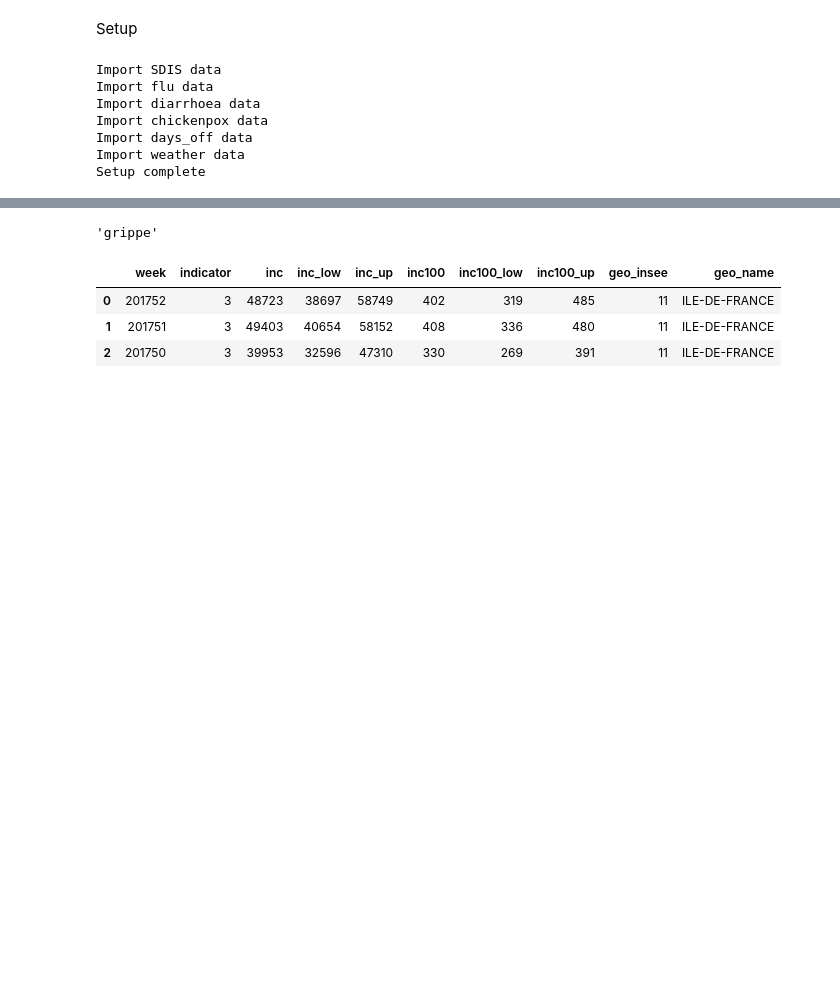
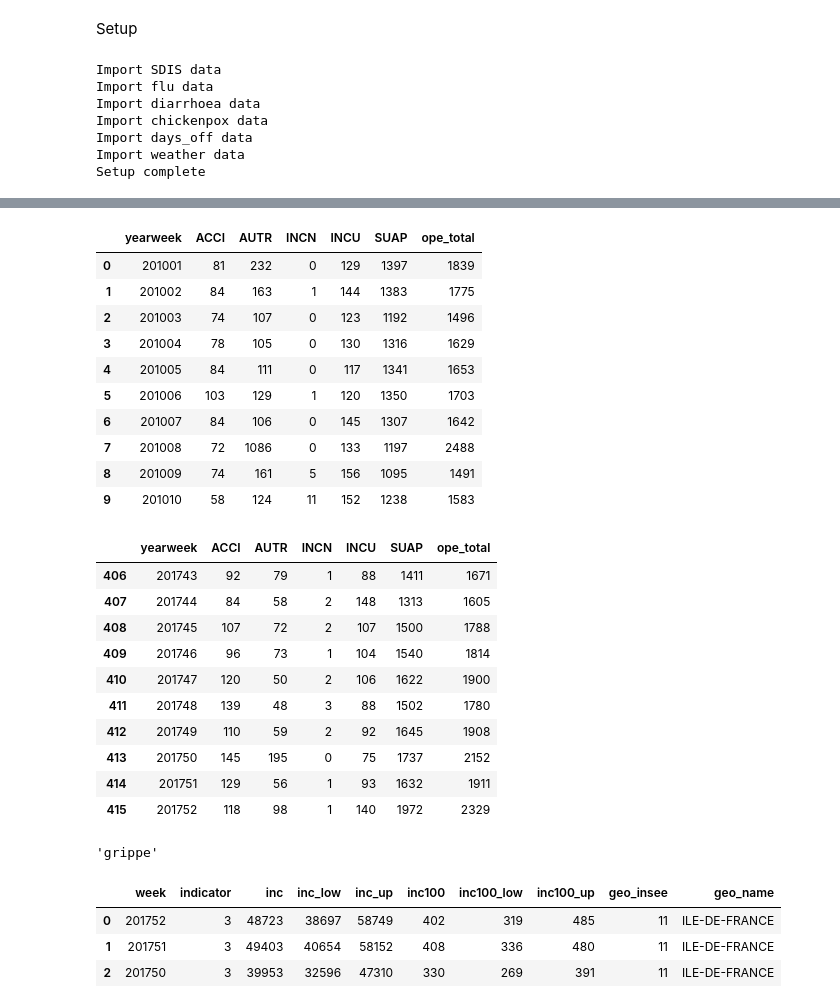
Before and after one commit to macdrien/utbm-ad50-predict-interventions-number-sdis91, a Jupyter notebook: src/app.ipynb, the cells around one changed output, grey strips where cells are left out. Saved outputs shown, nothing was run; the diff lists cells and outputs as text; code cells hidden in the pictures; blank space fills up the shorter version.

```diff
--- a/src/app.ipynb
+++ b/src/app.ipynb
@@ -119,3 +128,53 @@ TypeError: <lambda>() got an unexpected keyword argument 'axis'
+# %%
+# group by on sdis91 dataset
+
+sdis91_data = sdis91_data.groupby(['yearweek', 'ope_categorie']).nb_ope.sum().unstack().reset_index()
+
+# get rid of index name, as it is by default "ope_categorie"
+sdis91_data.columns.name = None
+
+# add total_ope column
+sdis91_data['ope_total'] = sdis91_data['ACCI'] + sdis91_data['AUTR'] + sdis91_data['INCN'] + sdis91_data['INCU'] + sdis91_data['SUAP']
+
+# rename operation categories columns
+# sdis91_data.rename(
+#     columns={
+#         'ACCI': 'ope_ACCI',
+#         'AUTR': 'ope_AUTR',
+#         'INCN': 'ope_INCN',
+#         'INCU': 'ope_INCU',
+#         'SUAP': 'ope_SUAP',
+#     },
+#     inplace=True,
+# )
+
+display(
+    sdis91_data.head(10),
+    sdis91_data.tail(10),
+)
+# %% [output]
+|  | yearweek | ACCI | AUTR | INCN | INCU | SUAP | ope_total |
+| 0 | 201001 | 81 | 232 | 0 | 129 | 1397 | 1839 |
+| 1 | 201002 | 84 | 163 | 1 | 144 | 1383 | 1775 |
+| 2 | 201003 | 74 | 107 | 0 | 123 | 1192 | 1496 |
+| 3 | 201004 | 78 | 105 | 0 | 130 | 1316 | 1629 |
+| 4 | 201005 | 84 | 111 | 0 | 117 | 1341 | 1653 |
+| 5 | 201006 | 103 | 129 | 1 | 120 | 1350 | 1703 |
+| 6 | 201007 | 84 | 106 | 0 | 145 | 1307 | 1642 |
+| 7 | 201008 | 72 | 1086 | 0 | 133 | 1197 | 2488 |
+| 8 | 201009 | 74 | 161 | 5 | 156 | 1095 | 1491 |
+| 9 | 201010 | 58 | 124 | 11 | 152 | 1238 | 1583 |
+|  | yearweek | ACCI | AUTR | INCN | INCU | SUAP | ope_total |
+| 406 | 201743 | 92 | 79 | 1 | 88 | 1411 | 1671 |
+| 407 | 201744 | 84 | 58 | 2 | 148 | 1313 | 1605 |
+| 408 | 201745 | 107 | 72 | 2 | 107 | 1500 | 1788 |
+| 409 | 201746 | 96 | 73 | 1 | 104 | 1540 | 1814 |
+| 410 | 201747 | 120 | 50 | 2 | 106 | 1622 | 1900 |
+| 411 | 201748 | 139 | 48 | 3 | 88 | 1502 | 1780 |
+| 412 | 201749 | 110 | 59 | 2 | 92 | 1645 | 1908 |
+| 413 | 201750 | 145 | 195 | 0 | 75 | 1737 | 2152 |
+| 414 | 201751 | 129 | 56 | 1 | 93 | 1632 | 1911 |
+| 415 | 201752 | 118 | 98 | 1 | 140 | 1972 | 2329 |
 # %%
 for dataset_name, dataset in rdd_datasets.items():
     display(
```
Also changed, not shown: parts of 4 cells of this notebook.
